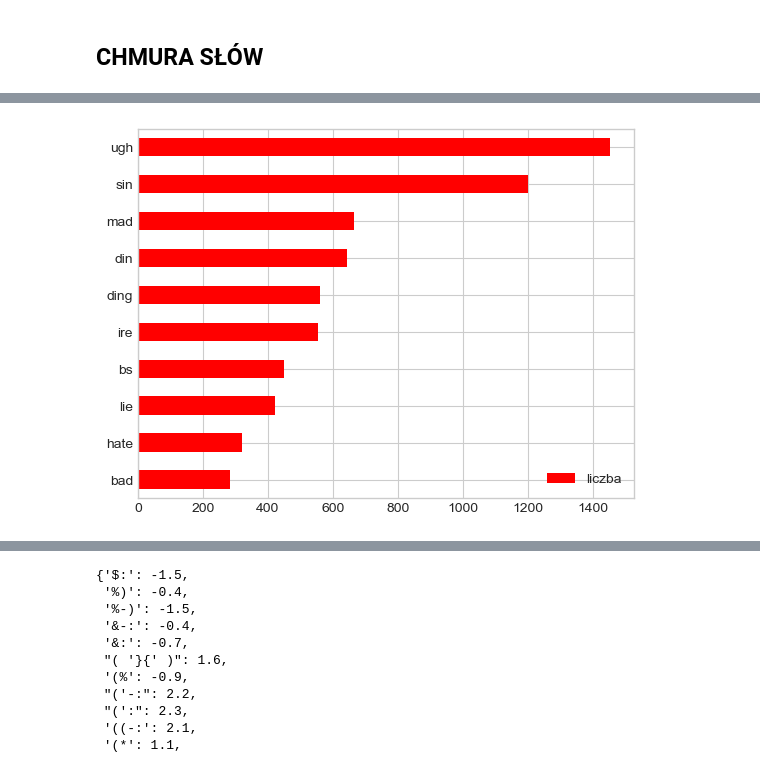
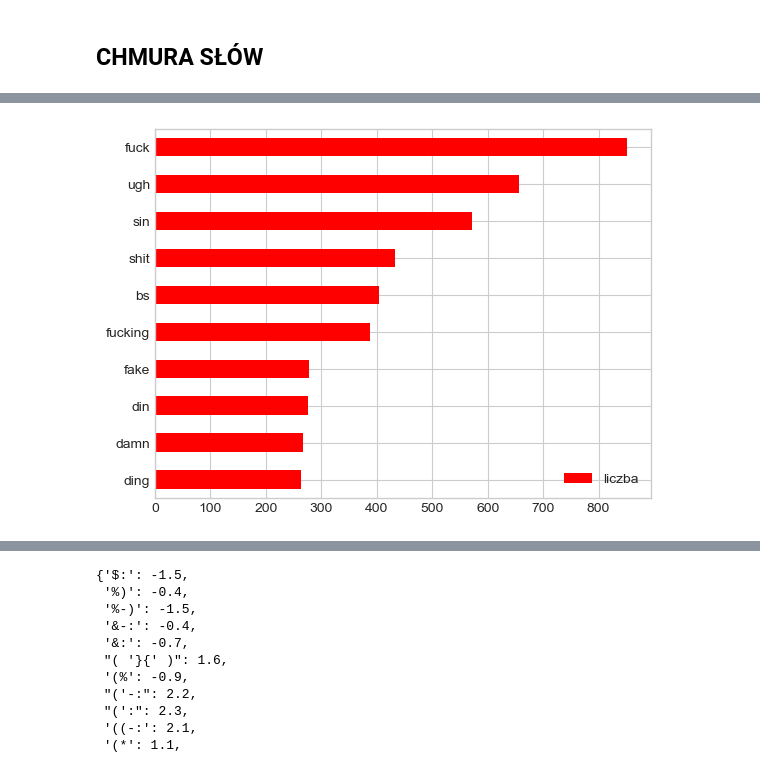
Before and after one commit to iga-bochniak/Spolecznosc-muzyczna-Reddit, a Jupyter notebook: text_mining_miley_2008_2026.ipynb, the cells around one changed output, grey strips where cells are left out. Drawn from its saved outputs; the diff is of its cells as text; code cells hidden in the pictures.

```diff
--- a/text_mining_miley_2008_2026.ipynb
+++ b/text_mining_miley_2008_2026.ipynb
@@ -746,7 +748,7 @@ with open('pozytywne_slowa.txt') as file: #otworzenie pliku tekstowego z pozytyw
     miley_08_18_pozytywne_slowa = file.read().split('\n') #zapisanie pozytywnych słów do zmiennej
 
     for slowo in miley_08_18_pozytywne_slowa: #pętl po słowach pozytywnych
-        miley_08_18_wystapienia.append(tekst.count(slowo.strip())) #zliczenie słów pozytywnych w tekście za pomocą funkcji count
+        miley_08_18_wystapienia.append(miley_08_18_tekst.count(slowo.strip())) #zliczenie słów pozytywnych w tekście za pomocą funkcji count
 
 miley_08_18_pozytywne_slowa_wystapienia = pd.DataFrame(miley_08_18_wystapienia,
                                                        index = miley_08_18_pozytywne_slowa,
@@ -754,2 +782,15 @@ miley_08_18_pozytywne_slowa_wystapienia = pd.DataFrame(miley_08_18_wystapienia,
+# %%
+# 2024-2026
+miley_24_26_wystapienia = [] #utworzenie pustej listy
+
+with open('pozytywne_slowa.txt') as file: #otworzenie pliku tekstowego z pozytywnymi słowami
+    miley_24_26_pozytywne_slowa = file.read().split('\n') #zapisanie pozytywnych słów do zmiennej
+
+    for slowo in miley_24_26_pozytywne_slowa: #pętl po słowach pozytywnych
+        miley_24_26_wystapienia.append(miley_24_26_tekst.count(slowo.strip())) #zliczenie słów pozytywnych w tekście za pomocą funkcji count
+
+miley_24_26_pozytywne_slowa_wystapienia = pd.DataFrame(miley_24_26_wystapienia,
+                                                       index = miley_24_26_pozytywne_slowa,
+                                                       columns = ['liczba']) #zapisanie występujących pozytywnych słów do ramki danych
 # %%
 #Wyfiltruj pozytywne słowa z tekstu (gdy słowo występuje chociaż raz)
@@ -778,12 +893,15 @@ plt.gca().invert_yaxis()
 # %%
-#Częstość występowania pozytywnych słów w korpusie
-wystapienia = [] #utworzenie pustej listy
+#Częstość występowania negatywnych słów w korpusie
+# 2008-2018
+miley_08_18_wystapienia = [] #utworzenie pustej listy
 
-with open('negatywne_slowa.txt', encoding = "latin1") as file: #otworzenie pliku tekstoweo z pozytywnymi słowami
+with open('negatywne_slowa.txt', encoding = "latin1") as file: #otworzenie pliku tekstoweo z negatywnymi słowami
 
-    negatywne_slowa = file.read().split('\n') #zapisanie pozytywnych słów do zmiennej
+    miley_08_18_negatywne_slowa = file.read().split('\n') #zapisanie negatywnych słów do zmiennej
 
-    for slowo in negatywne_slowa: #pętl po słowach pozytywnych
-        wystapienia.append(tekst.count(slowo.strip())) #zliczenie słów pozytywnych w tekście za pomocą funkcji count
+    for slowo in miley_08_18_negatywne_slowa: #pętla po słowach negatywnych
+        miley_08_18_wystapienia.append(miley_08_18_tekst.count(slowo.strip())) #zliczenie słów pozytywnych w tekście za pomocą funkcji count
 
-negatywne_slowa_wystapienia = pd.DataFrame(wystapienia, index=negatywne_slowa, columns=['liczba']) #zapisanie występujących pozytywnych słów do ramki danych
+miley_08_18_negatywne_slowa_wystapienia = pd.DataFrame(miley_08_18_wystapienia,
+                                                       index = miley_08_18_negatywne_slowa,
+                                                       columns=['liczba']) #zapisanie występujących negatywnych słów do ramki danych
@@ -790,5 +953,6 @@ negatywne_slowa_wystapienia = pd.DataFrame(wystapienia, index=negatywne_slowa, c
 # %%
-negatywne_conjamniej_raz = negatywne_slowa_wystapienia[negatywne_slowa_wystapienia.liczba >1]
-negatywne_conjamniej_raz.sort_values(by = "liczba", ascending = False)
+# 2008-2018
+miley_08_18_negatywne_conjamniej_raz = miley_08_18_negatywne_slowa_wystapienia[miley_08_18_negatywne_slowa_wystapienia.liczba >1]
+miley_08_18_negatywne_conjamniej_raz.sort_values(by = "liczba", ascending = False)
 # %% [output]
 |  | liczba |
@@ -807,5 +1025,6 @@ negatywne_conjamniej_raz.sort_values(by = "liczba", ascending = False)
 # %%
-negatywne_conjamniej_raz.sort_values(by = "liczba", ascending = False)[1:11].plot(kind = 'barh', color = 'red')
+# 2008-2018
+miley_08_18_negatywne_conjamniej_raz.sort_values(by = "liczba", ascending = False)[1:11].plot(kind = 'barh', color = 'red')
 plt.gca().invert_yaxis()
 # %% [output]
-[figure, old version]
+[figure, new version]
```
Also changed, not shown: parts of 34 cells of this notebook.
